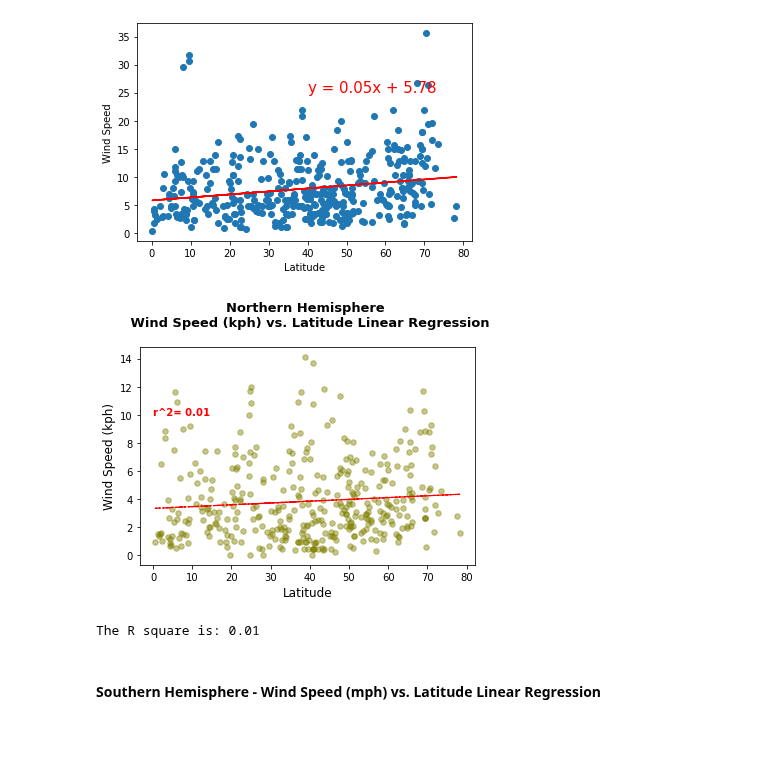
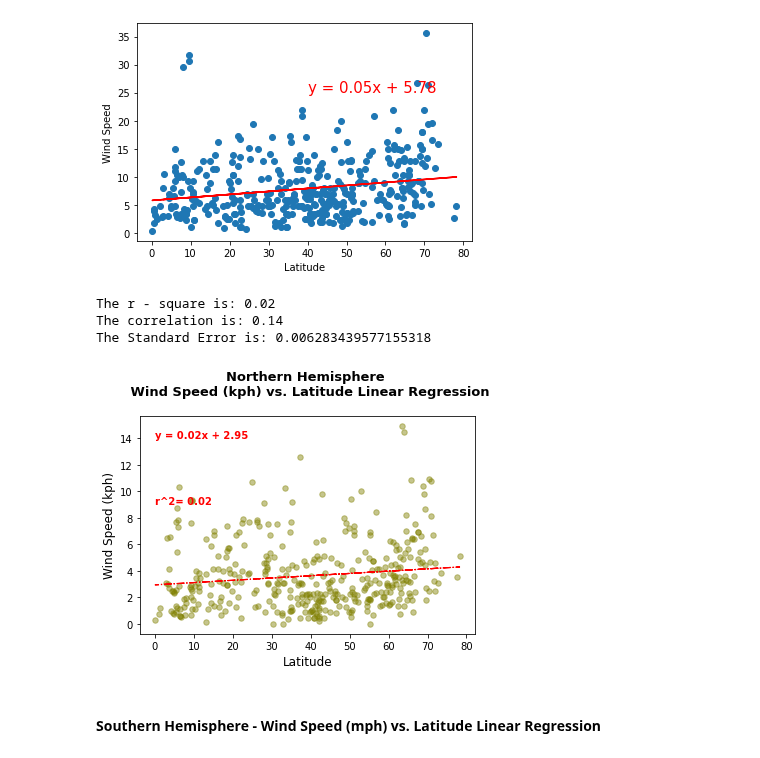
Before and after one commit to Karla-Flores/Python-API, a Jupyter notebook: starter_code/WheaterPy/WeatherPy.ipynb, the cells around one changed output. Saved outputs shown, nothing was run; the diff lists cells and outputs as text; code cells hidden in the pictures.

```diff
--- a/starter_code/WheaterPy/WeatherPy.ipynb
+++ b/starter_code/WheaterPy/WeatherPy.ipynb
@@ -216,7 +209,8 @@ duplicates
 | 178 | George Town | 5.4112 | 100.3354 | 32.16 | 69 | 20 | 0.89 | MY | ... |
 | 460 | George Town | 5.4112 | 100.3354 | 31.61 | 79 | 20 | 1.34 | MY | ... |
 # %%
-c_df.drop_duplicates(subset=['City', 'Lat'], keep='last')
+# Dropping duplicate
+c_df.drop_duplicates(subset=['City', 'Lat'], keep='last', inplace=True)
 c_df
 # %% [output]
 |  | City | Lat | Lng | Max Temp (C) | Humidity (%) | Cloudiness (%) | Wind Speed (kph) | Country | ... |
@@ -409,6 +403,7 @@ plt.show()
 # %%
 # Linear Regression
 def linear_regression(x_axis, y_axis,x,y):
+    corr = round(st.pearsonr(x_axis,y_axis)[0],2)
     (slope, intercept, rvalue, pvalue, stderr) = st.linregress(x_axis, y_axis)
     rv = x_axis * slope + intercept
     le = 'y = ' + str(round(slope,2)) + 'x + ' +str(round(intercept,2))
@@ -418,6 +413,8 @@ def linear_regression(x_axis, y_axis,x,y):
     plt.annotate(le,(x,y), fontsize = 10 , color = 'red',fontweight = 'bold')
     plt.annotate(f'r^2= {round(rvalue**2,2)}',(x,y-5),fontsize=10,color="red", fontweight='bold')
     print(f'The r - square is: {round(rvalue**2,2)}')
+    print(f'The correlation is: {round(corr,2)}')
+    print(f'The Standard Error is: {stderr}')
 # %%
 # Selectin Northern Hemisphere
 north_hems = clean_city_df.loc[clean_city_df['Lat']>0,:]
@@ -570,17 +559,18 @@ The R square is: 0.00
 The r-value is: 0.04019723576144484
 [figure]
 # %%
-linear_regression(north_hems['Lat'], north_hems['Wind Speed (kph)'],0,15)
+linear_regression(north_hems['Lat'], north_hems['Wind Speed (kph)'],0,14)
 plt.savefig('Images/Northern_Hemisphere_Wind_Speed_vs_Latitude_Linear_Regression.png')
 plt.savefig('Images/Northern_Hemisphere_Wind_Speed_vs_Latitude_Linear_Regression.jpg')
 plt.title(f'Northern Hemisphere \n Wind Speed (kph) vs. Latitude Linear Regression\n', fontsize = 13, fontweight = 'bold')
 plt.xlabel('Latitude', fontsize = 12)
 plt.ylabel('Wind Speed (kph)', fontsize = 12)
 plt.show()
-print (f'The R square is: 0.01')
 # %% [output]
+The r - square is: 0.02
+The correlation is: 0.14
+The Standard Error is: 0.006283439577155318
-[figure, old version]
+[figure, new version]
-The R square is: 0.01
 # %% [markdown]
 ####  Southern Hemisphere - Wind Speed (mph) vs. Latitude Linear Regression
 # %%
```
Also changed, not shown: parts of 18 cells of this notebook, 25 other files.
